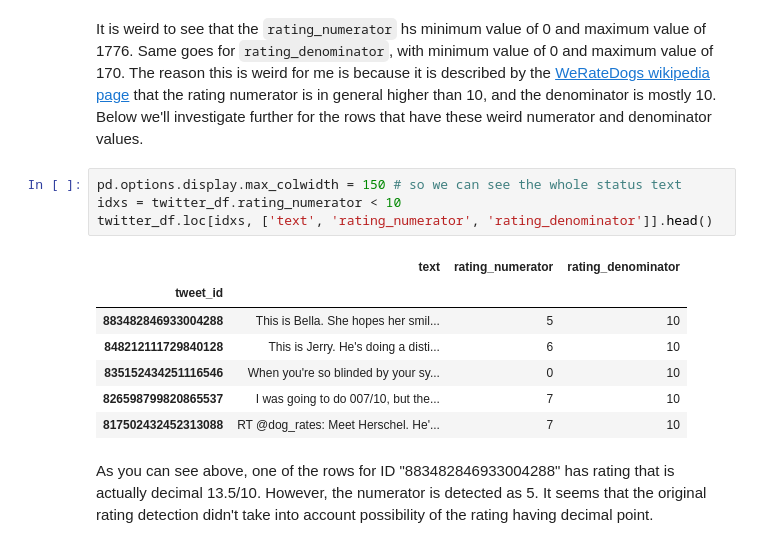
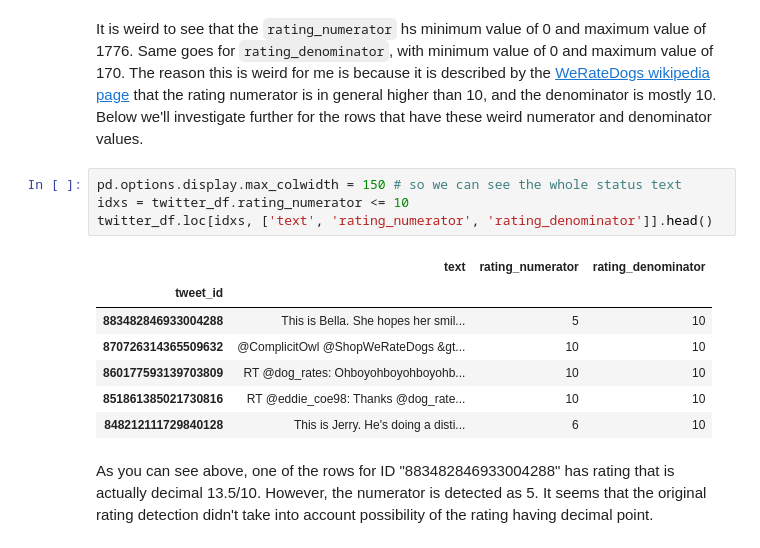
Before and after one commit to fletchersarip93/twitter-data-wrangling, a Jupyter notebook: wrangle_act.ipynb, the cells around one changed output. Cells and saved outputs as stored; diff of their text form.

```diff
--- a/wrangle_act.ipynb
+++ b/wrangle_act.ipynb
@@ -729,16 +729,16 @@ twitter_df.describe()
 It is weird to see that the `rating_numerator` hs minimum value of 0 and maximum value of 1776. Same goes for `rating_denominator`, with minimum value of 0 and maximum value of 170. The reason this is weird for me is because it is described by the [WeRateDogs wikipedia page](https://en.wikipedia.org/wiki/WeRateDogs) that the rating numerator is in general higher than 10, and the denominator is mostly 10. Below we'll investigate further for the rows that have these weird numerator and denominator values.
 # %%
 pd.options.display.max_colwidth = 150 # so we can see the whole status text
-idxs = twitter_df.rating_numerator < 10
+idxs = twitter_df.rating_numerator <= 10
 twitter_df.loc[idxs, ['text', 'rating_numerator', 'rating_denominator']].head()
 # %% [output]
 |  | text | rating_numerator | rating_denominator |
 | tweet_id |  |  |  |
 | 883482846933004288 | This is Bella. She hopes her smil... | 5 | 10 |
+| 870726314365509632 | @ComplicitOwl @ShopWeRateDogs &gt... | 10 | 10 |
+| 860177593139703809 | RT @dog_rates: Ohboyohboyohboyohb... | 10 | 10 |
+| 851861385021730816 | RT @eddie_coe98: Thanks @dog_rate... | 10 | 10 |
 | 848212111729840128 | This is Jerry. He's doing a disti... | 6 | 10 |
-| 835152434251116546 | When you're so blinded by your sy... | 0 | 10 |
-| 826598799820865537 | I was going to do 007/10, but the... | 7 | 10 |
-| 817502432452313088 | RT @dog_rates: Meet Herschel. He'... | 7 | 10 |
 # %% [markdown]
 As you can see above, one of the rows for ID "883482846933004288" has rating that is actually decimal 13.5/10. However, the numerator is detected as 5. It seems that the original rating detection didn't take into account possibility of the rating having decimal point.
 # %% [markdown]
```
Also changed, not shown: parts of 97 cells of this notebook.
